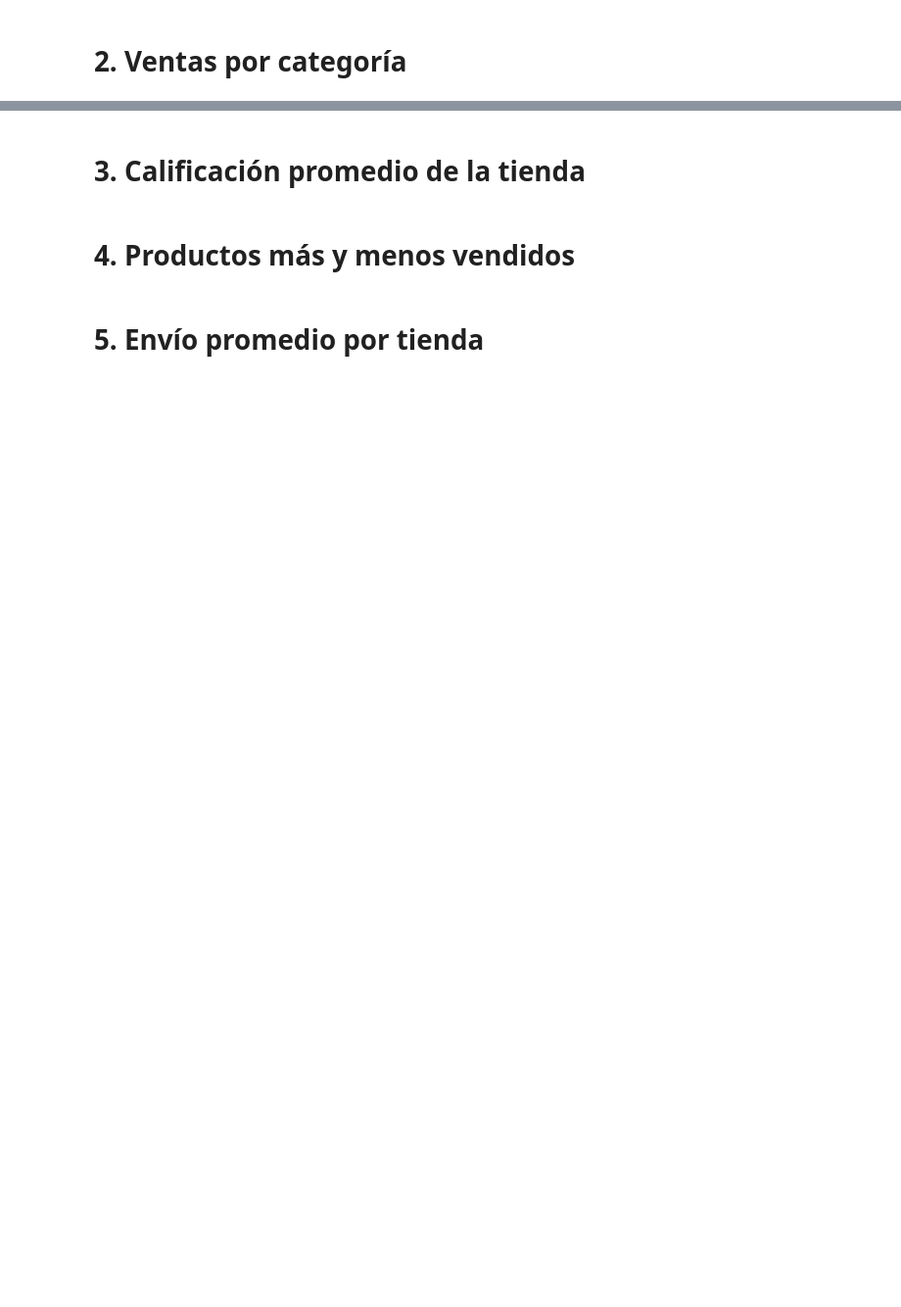
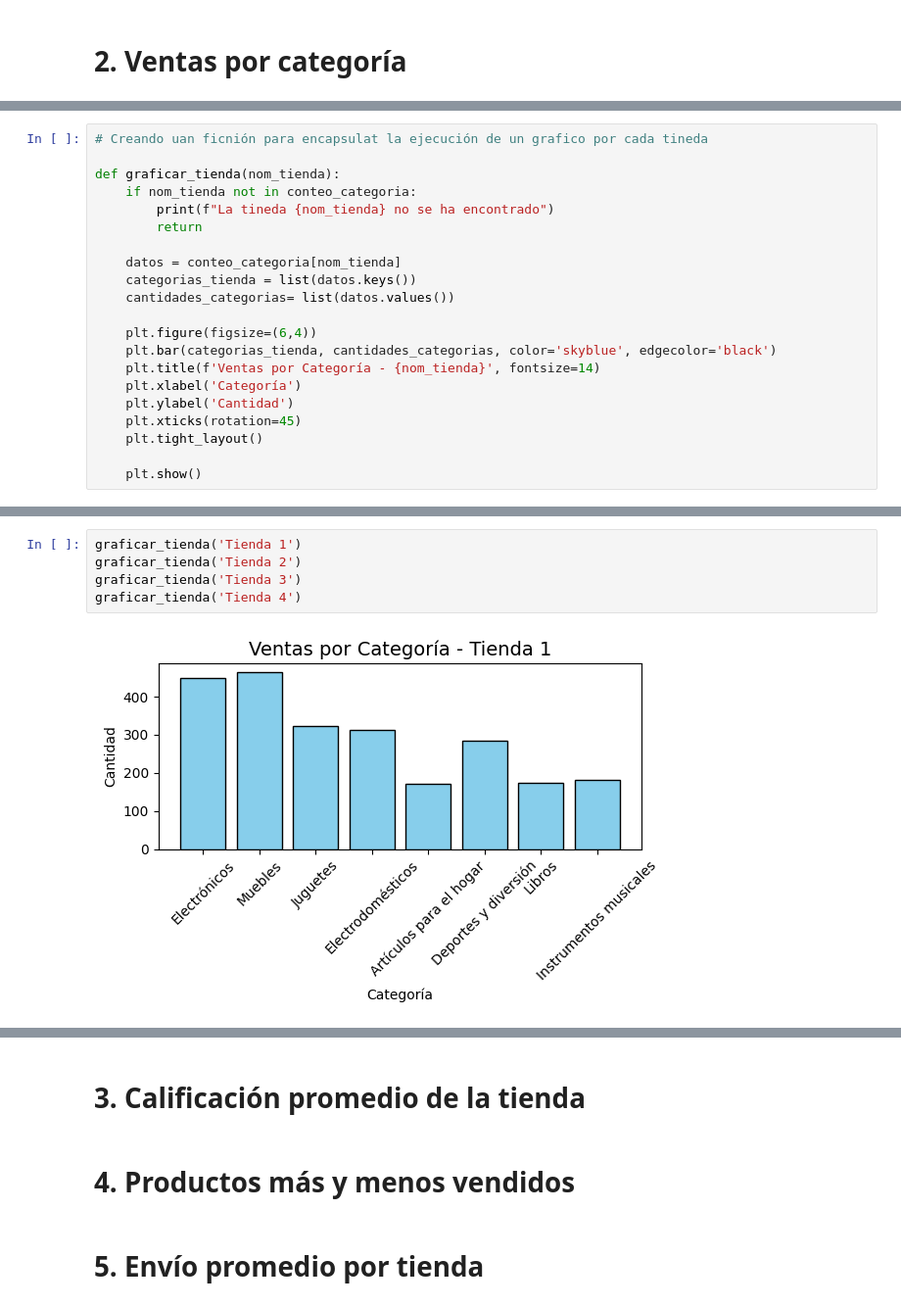
Before and after one commit to DevMagnov/challenge1-data-science-latam, a Jupyter notebook: AluraStoreLatam.ipynb, the cells around one changed output, grey strips where cells are left out. Shown at 98% size. Saved outputs shown, nothing was run; the diff lists cells and outputs as text; blank space fills up the shorter version.

```diff
--- a/AluraStoreLatam.ipynb
+++ b/AluraStoreLatam.ipynb
@@ -101,0 +124,21 @@ plt.show()
+# %%
+# Creando uan ficnión para encapsulat la ejecución de un grafico por cada tineda
+
+def graficar_tienda(nom_tienda):
+    if nom_tienda not in conteo_categoria:
+        print(f"La tineda {nom_tienda} no se ha encontrado")
+        return
+
+    datos = conteo_categoria[nom_tienda]
+    categorias_tienda = list(datos.keys())
+    cantidades_categorias= list(datos.values())
+
+    plt.figure(figsize=(6,4))
+    plt.bar(categorias_tienda, cantidades_categorias, color='skyblue', edgecolor='black')
+    plt.title(f'Ventas por Categoría - {nom_tienda}', fontsize=14)
+    plt.xlabel('Categoría')
+    plt.ylabel('Cantidad')
+    plt.xticks(rotation=45)
+    plt.tight_layout()
+
+    plt.show()
@@ -101,0 +170,7 @@ plt.show()
+# %%
+graficar_tienda('Tienda 1')
+graficar_tienda('Tienda 2')
+graficar_tienda('Tienda 3')
+graficar_tienda('Tienda 4')
+# %% [output]
+[figure, added]
```
Also changed, not shown: parts of 13 cells of this notebook.
